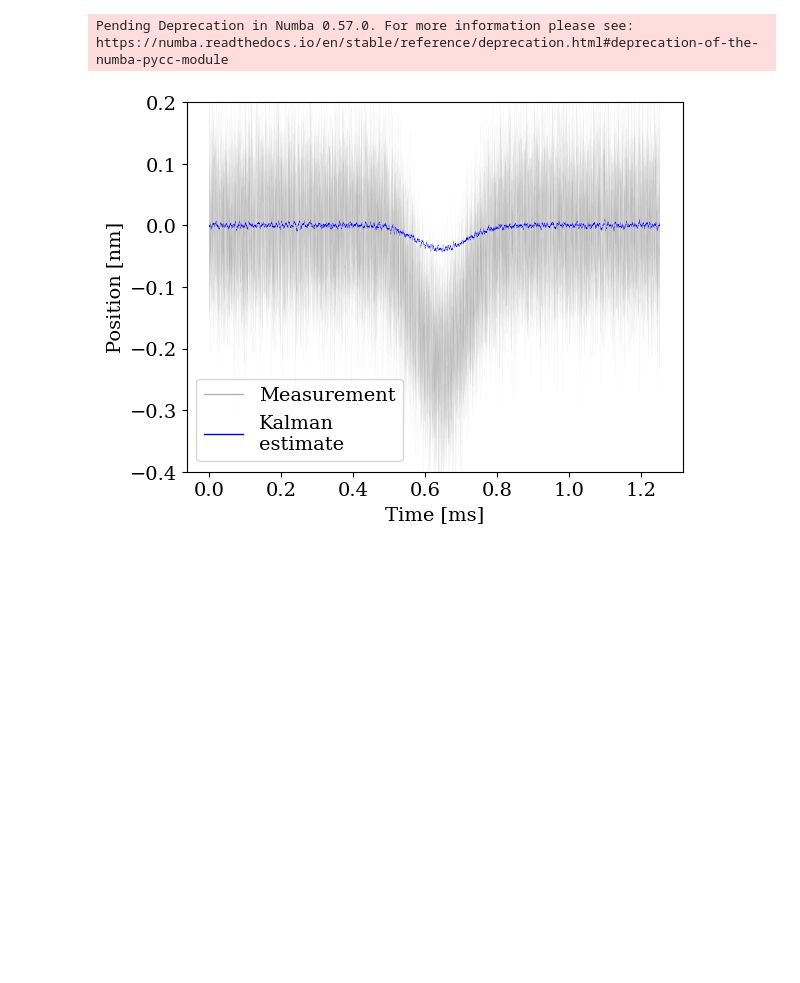
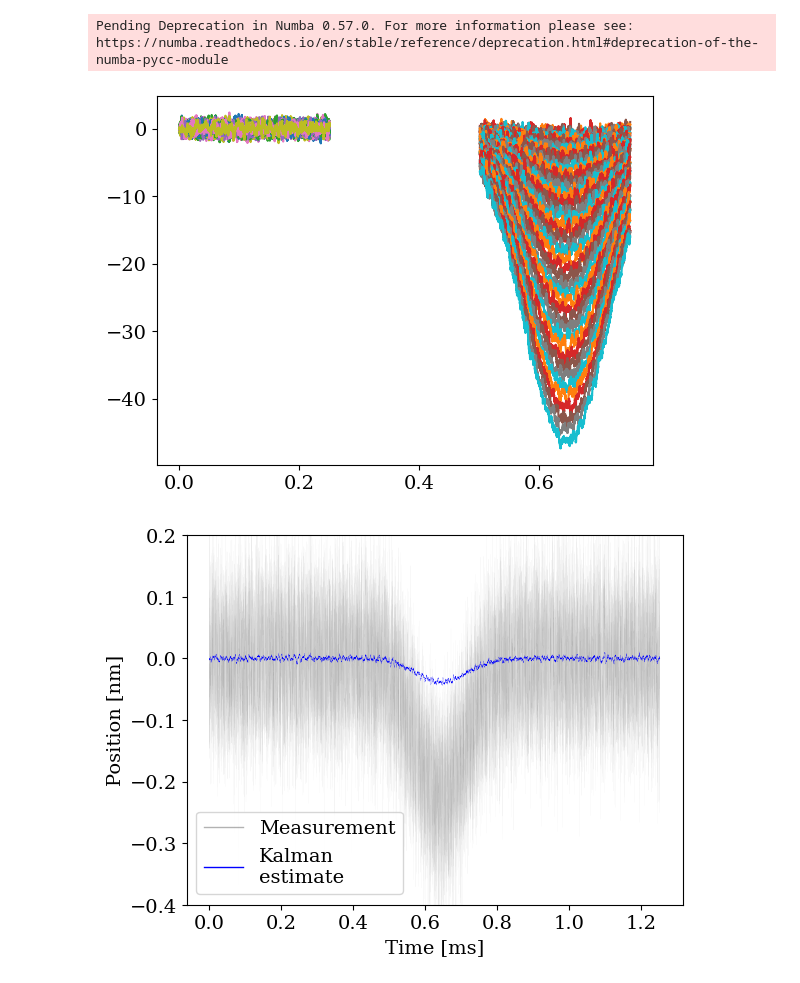
Before and after one commit to QuantumAdventures/single-photons, a Jupyter notebook: notebooks/5. SNR calculation and parameter space scanning.ipynb, the cells around one changed output. Cells and saved outputs as stored; diff of their text form; code cells hidden in the pictures; blank space fills up the shorter version.

Commit message:
Update 5. SNR calculation and parameter space scanning.ipynb
updated function compute_SNR. now receives time step of the signal as input, making it slightly more flexible

```diff
--- a/notebooks/5. SNR calculation and parameter space scanning.ipynb
+++ b/notebooks/5. SNR calculation and parameter space scanning.ipynb
@@ -61,14 +61,14 @@ def create_pulse(photon_number, pulse_multiplicity, period, delta_t, length,line
     optical_input = compute_optical_input(alpha_in,env,delta_t,N)
     return optical_input, centers, pulse_width
 
-def compute_SNR(signal, centers, pulse_width, step, invert = 0):
+def compute_SNR(signal, centers, pulse_width, time_step, invert = 0):
     SNR = 0
     for pulse_center in centers:
-        low_crop = int((pulse_center - max([120*pulse_width,period/delta_t]))/(step*control_step))
-        high_crop = int((pulse_center + max([120*pulse_width,period/delta_t]))/(step*control_step))
+        low_crop = int((pulse_center*delta_t/time_step - max([500*pulse_width*delta_t/time_step,10*period/time_step])))
+        high_crop = int((pulse_center*delta_t/time_step + max([500*pulse_width*delta_t/time_step,10*period/time_step])))
         crop = signal[low_crop:high_crop]
         size = crop.shape[0]
-        start_ref = int(0*period/(delta_t*step*control_step))
+        start_ref = int(0*period/time_step)
         reference = signal[start_ref:size + start_ref]
         if not invert:
             SNR = SNR + np.sqrt(np.mean(np.square(crop))) / np.sqrt(np.mean(np.square(reference)))
@@ -188,7 +188,7 @@ N = t.shape[0]
 coupling = (1/(4*np.pi))*(ba_force**2)
 g_0 = 0.19*omega
 # %%
-numbers = [2]#np.linspace(0.5,10,50)
+numbers = np.linspace(0.5,5,50)
 linewidths = [2]#np.linspace(0.5,5.5,25)
 multiplicity = 1
 rising = []
@@ -232,42 +232,45 @@ for width in linewidths:
                         [0, 0, 0, omega/2]
                        ])
         X, L, G_fb = dare(Ad, Bd, cost_states, omega/(g_fb**2))
         cov_ss = dare(np.transpose(Ad), Bd, Q, R)[0]
 
         optical_input, centers, pulse_width = create_pulse(photon_number,multiplicity,period,delta_t,cavity_length,width*omega)
         x0 = 0
         P0 = 1 #ct.kb*T/(ct.hbar*omega) # starting at 1 enables skipping the cooling step for performance purposes
         new_states, measured_states, estimated_states, cov_aposteriori, controls = simulation_c(
             env.A,
             env.B,
             optical_input,
             env.thermal_force_std,
             env.backaction_std,
             std_detection,
             eta_detection,
             x0,
             P0,
             Ad,
             Bd,
             env.C,
             env.G,
             G_fb,
             Q,
             R,
             delta_t,
             control_step,
             N
         )
-        phonons = compute_phonons(estimated_states,cov_aposteriori, step = step)
-        fidelity = compute_fidelity(estimated_states, cov_aposteriori, cov_ss, step = step)
-        SNR_f, start_ref, size = compute_SNR(fidelity, centers, pulse_width, step = step)
-        SNRs.append(SNR_f)
-        rise, acomm = compute_times(phonons,control_step,step,start_ref,size)
-        risings.append(rise)
-        acommodations.append(acomm)
+        signal = estimated_states[:,2][::control_step]
+        #phonons = compute_phonons(estimated_states,cov_aposteriori, step = step)
+        #fidelity = compute_fidelity(estimated_states, cov_aposteriori, cov_ss, step = step)
+        SNR, start_ref, size = compute_SNR(signal, centers, pulse_width, delta_t*control_step)
+        SNRs.append(SNR)
+        #rise, acomm = compute_times(phonons,control_step,step,start_ref,size)
+        #risings.append(rise)
+        #acommodations.append(acomm)
     SNR_data.append(SNRs)
-    rising.append(risings)
-    acommodation.append(acommodations)
+    #rising.append(risings)
+    #acommodation.append(acommodations)
+# %% [output]
+[figure, added]
 # %%
 signal = estimated_states[:,2][::control_step]
 #print('SNR: ',compute_SNR(signal, centers, pulse_width, step = step, invert = 0)[0])
```
Also changed, not shown: parts of 1 cell of this notebook.
